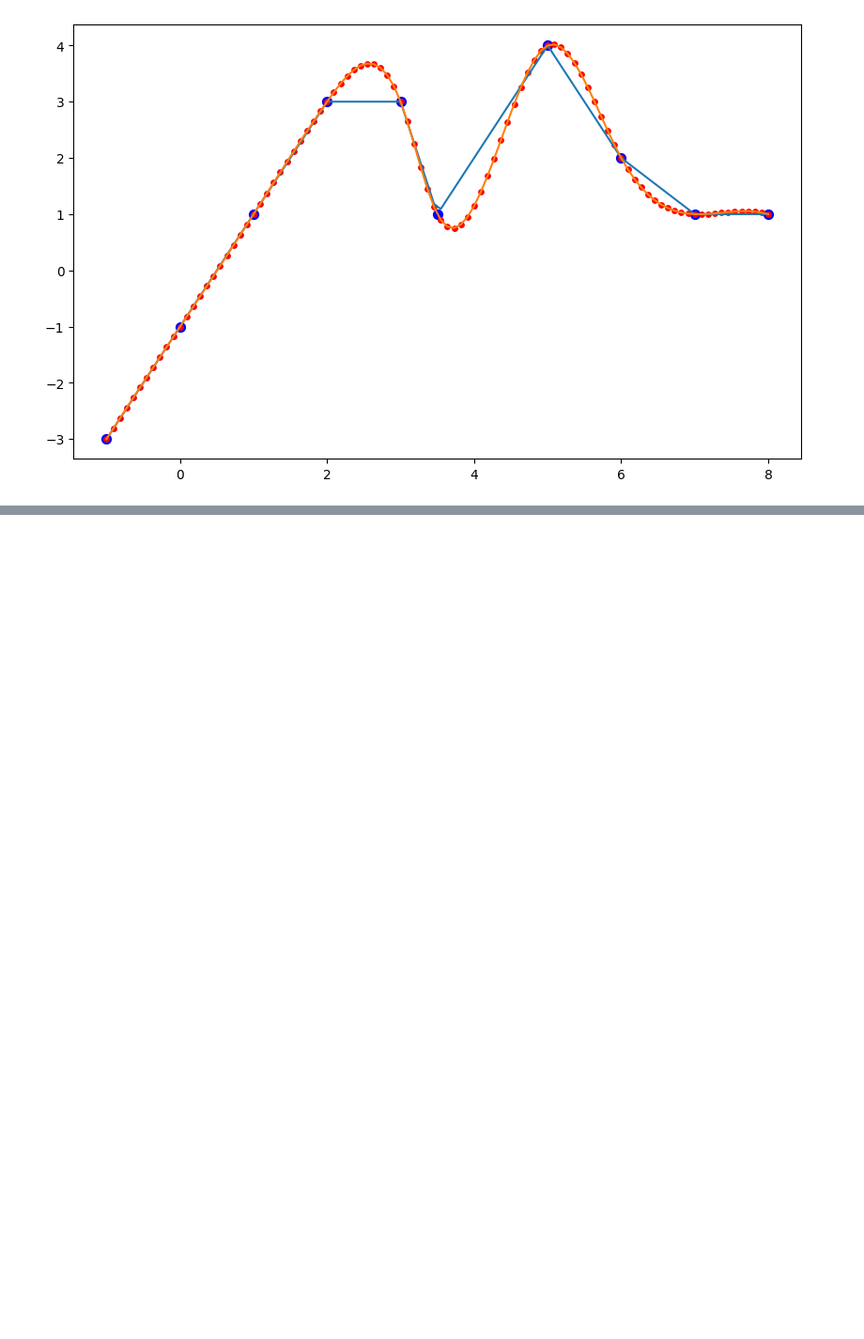
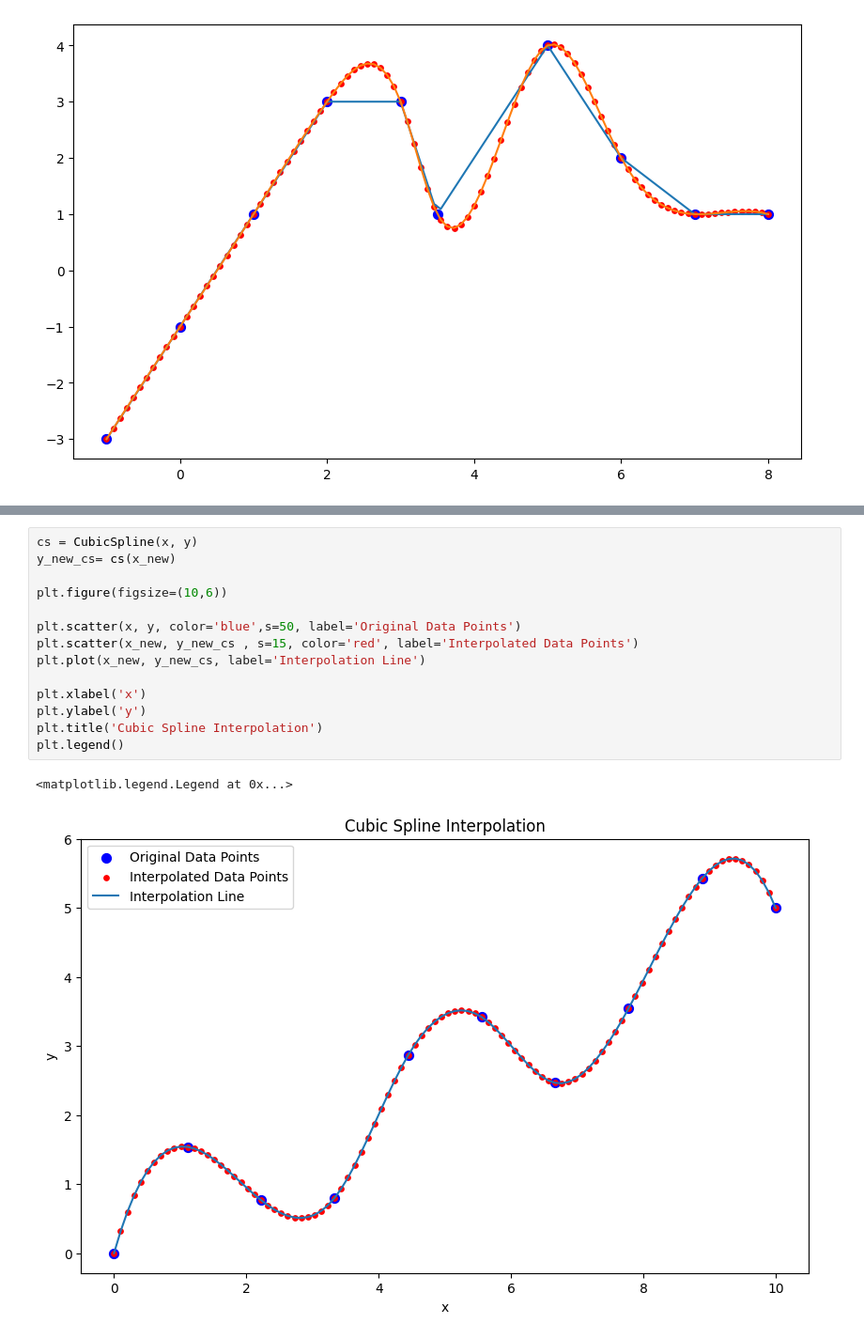
Before and after one commit to Aradhikaaa/Interpolation, a Jupyter notebook: hw1.ipynb, the cells around one changed output, grey strips where cells are left out. Shown at 94% size. Cells and saved outputs as stored; diff of their text form; blank space fills up the shorter version.

```diff
--- a/hw1.ipynb
+++ b/hw1.ipynb
@@ -57,0 +94,17 @@ plt.scatter(x_new, y_new_cs , s=15, color='red')
+# %%
+cs = CubicSpline(x, y)
+y_new_cs= cs(x_new)
+
+plt.figure(figsize=(10,6))
+
+plt.scatter(x, y, color='blue',s=50, label='Original Data Points')
+plt.scatter(x_new, y_new_cs , s=15, color='red', label='Interpolated Data Points')
+plt.plot(x_new, y_new_cs, label='Interpolation Line')
+
+plt.xlabel('x')
+plt.ylabel('y')
+plt.title('Cubic Spline Interpolation')
+plt.legend()
+# %% [output]
+<matplotlib.legend.Legend at 0x...>
+[figure, added]
```
Also changed, not shown: parts of 5 cells of this notebook.
